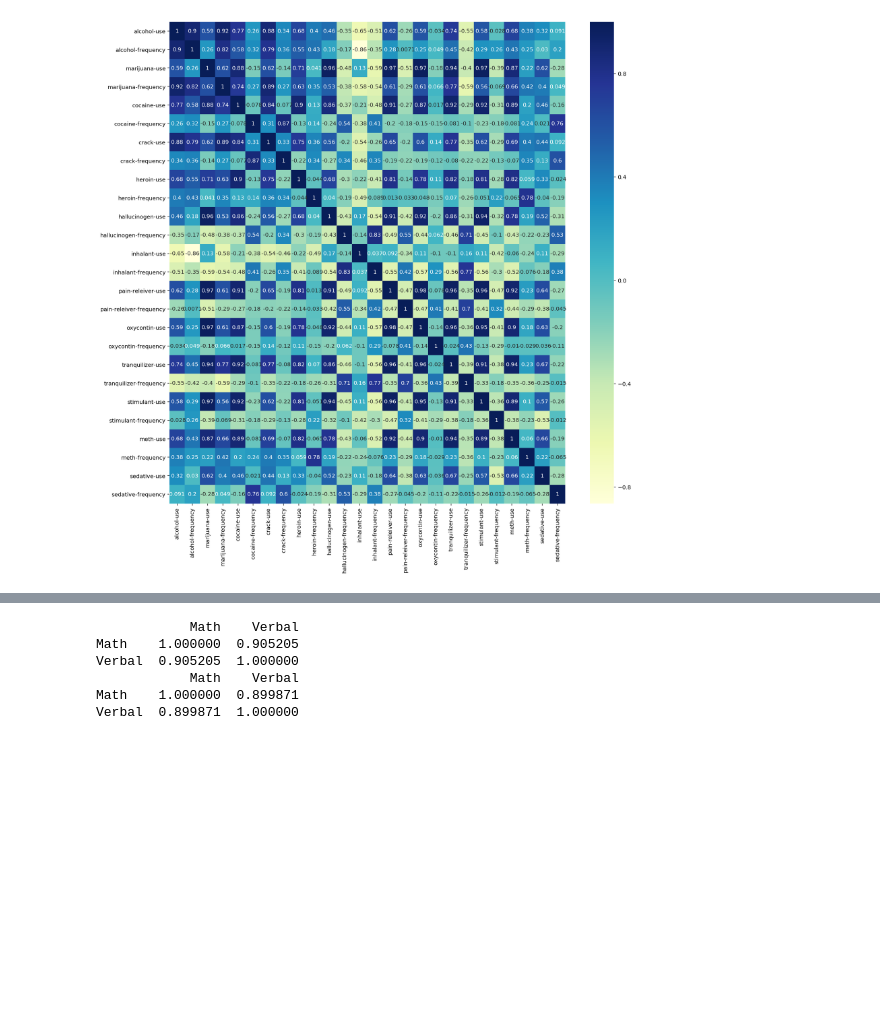
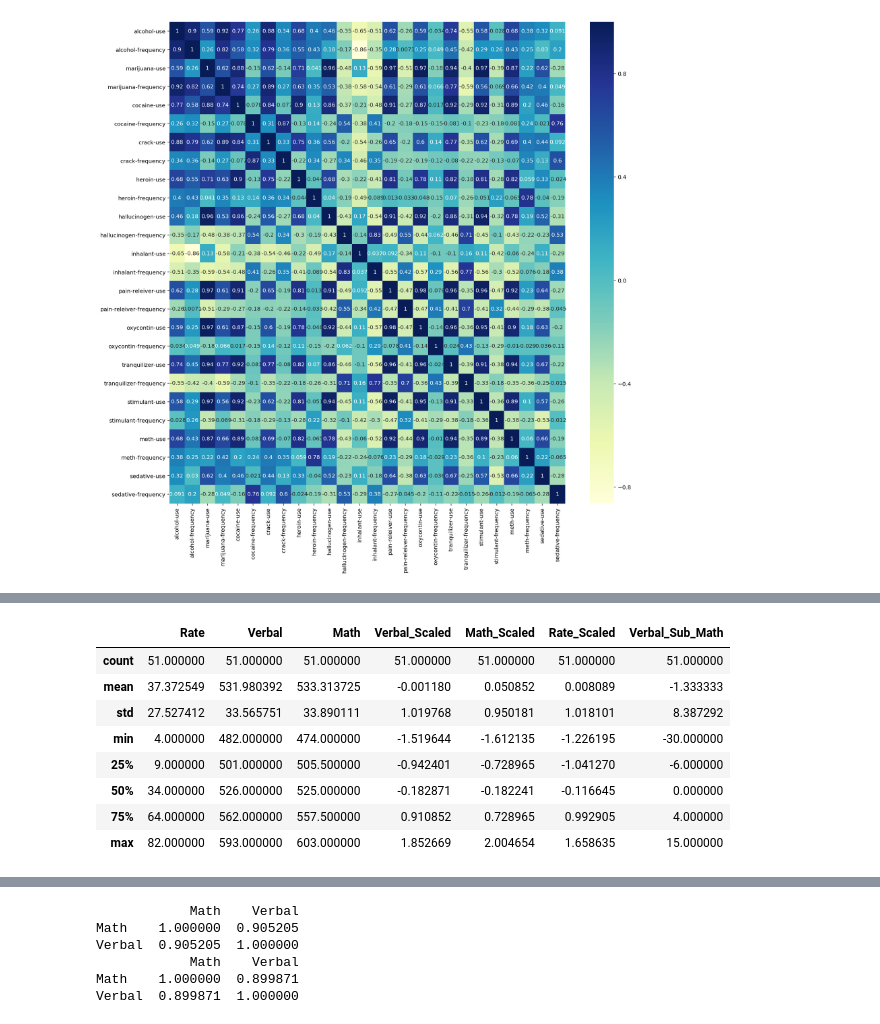
Before and after one commit to ljiahest/GA_2017, a Jupyter notebook: project-02-v2-starter-code.ipynb, the cells around one changed output, grey strips where cells are left out. Saved outputs shown, nothing was run; the diff lists cells and outputs as text; code cells hidden in the pictures; blank space fills up the shorter version.

```diff
--- a/project-02-v2-starter-code.ipynb
+++ b/project-02-v2-starter-code.ipynb
@@ -841,0 +839,12 @@ IndexError: index 0 is out of bounds for axis 0 with size 0
+# %%
+mask.describe()
+# %% [output]
+|  | Rate | Verbal | Math | Verbal_Scaled | Math_Scaled | Rate_Scaled | Verbal_Sub_Math |
+| count | 51.000000 | 51.000000 | 51.000000 | 51.000000 | 51.000000 | 51.000000 | 51.000000 |
+| mean | 37.372549 | 531.980392 | 533.313725 | -0.001180 | 0.050852 | 0.008089 | -1.333333 |
+| std | 27.527412 | 33.565751 | 33.890111 | 1.019768 | 0.950181 | 1.018101 | 8.387292 |
+| min | 4.000000 | 482.000000 | 474.000000 | -1.519644 | -1.612135 | -1.226195 | -30.000000 |
+| 25% | 9.000000 | 501.000000 | 505.500000 | -0.942401 | -0.728965 | -1.041270 | -6.000000 |
+| 50% | 34.000000 | 526.000000 | 525.000000 | -0.182871 | -0.182241 | -0.116645 | 0.000000 |
+| 75% | 64.000000 | 562.000000 | 557.500000 | 0.910852 | 0.728965 | 0.992905 | 4.000000 |
+| max | 82.000000 | 593.000000 | 603.000000 | 1.852669 | 2.004654 | 1.658635 | 15.000000 |
```
Also changed, not shown: parts of 9 cells of this notebook.
